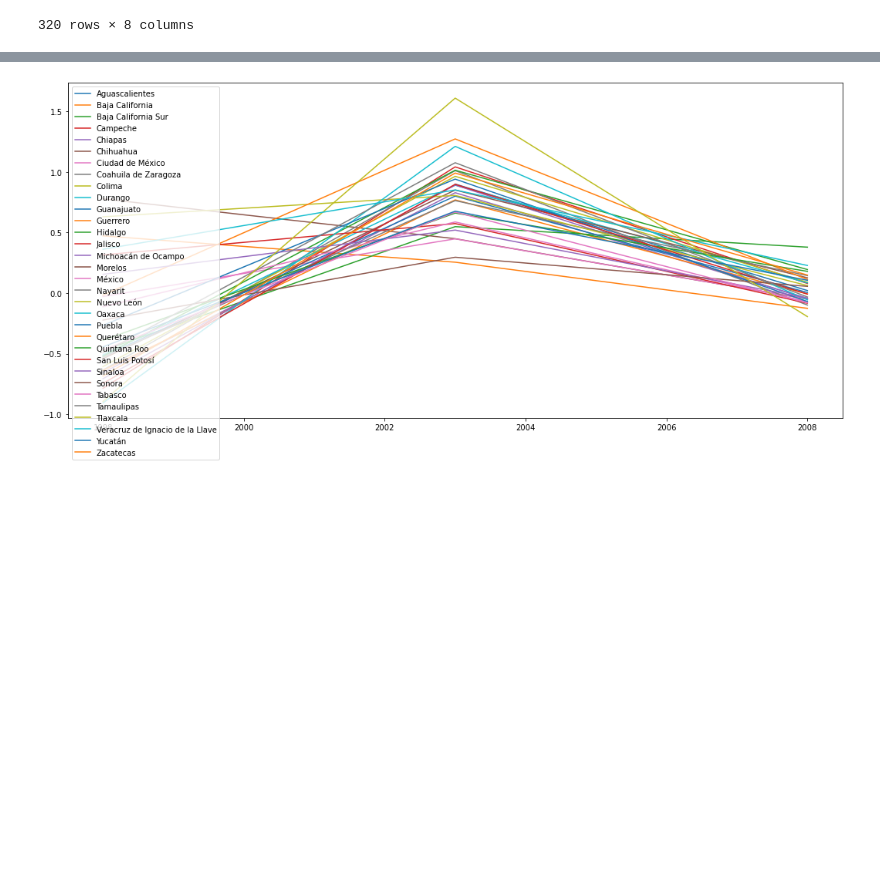
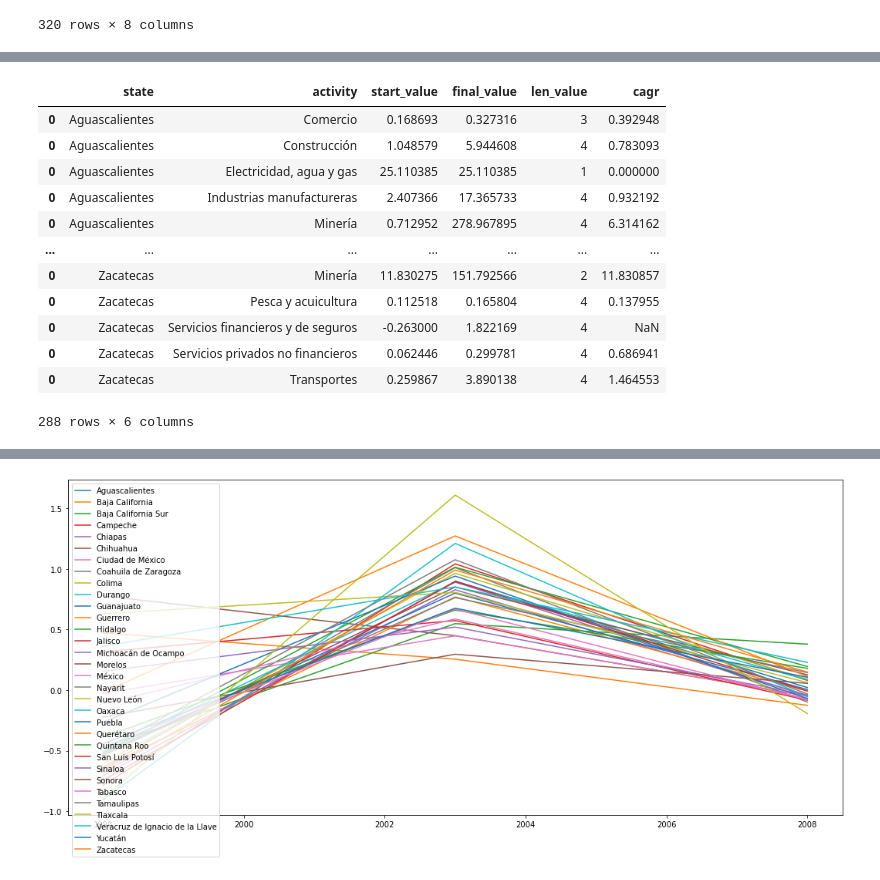
Before and after one commit to damontufar/project1, a Jupyter notebook: data_cleanup/inegi_data.ipynb, the cells around one changed output, grey strips where cells are left out. Drawn from its saved outputs; the diff is of its cells as text; code cells hidden in the pictures; blank space fills up the shorter version.

```diff
--- a/data_cleanup/inegi_data.ipynb
+++ b/data_cleanup/inegi_data.ipynb
@@ -297,3 +300,39 @@ activity_df
+# %%
+table_df = table.reset_index()
+estados = table_df["desc_entidad"].unique()
+actividades = table_df["actividad"].unique()
+summary_df2 = pd.DataFrame()
+
+for estado in estados:
+    for actividad in actividades:
+        margen_ini = list(table_df["Margen por unidad económica"][(table_df["desc_entidad"]==estado) & (table_df["actividad"] == actividad)])
+        start_value = margen_ini[0]
+        final_value = margen_ini[-1]
+        len_value = len(margen_ini)
+        summary_df2 = summary_df2.append([[estado,actividad,start_value,final_value,len_value]])
+
+
+summary_df2.columns=["state","activity","start_value","final_value","len_value"]
+summary_df2
+
+
+
+summary_df2["cagr"] = (summary_df2["final_value"]/summary_df2["start_value"])**(1/(summary_df2["len_value"]-1))-1
+summary_df2
+# %% [output]
+|  | state | activity | start_value | final_value | len_value | cagr |
+| 0 | Aguascalientes | Comercio | 0.168693 | 0.327316 | 3 | 0.392948 |
+| 0 | Aguascalientes | Construcción | 1.048579 | 5.944608 | 4 | 0.783093 |
+| 0 | Aguascalientes | Electricidad, agua y gas | 25.110385 | 25.110385 | 1 | 0.000000 |
+| 0 | Aguascalientes | Industrias manufactureras | 2.407366 | 17.365733 | 4 | 0.932192 |
+| 0 | Aguascalientes | Minería | 0.712952 | 278.967895 | 4 | 6.314162 |
+| ... | ... | ... | ... | ... | ... | ... |
+| 0 | Zacatecas | Minería | 11.830275 | 151.792566 | 2 | 11.830857 |
+| 0 | Zacatecas | Pesca y acuicultura | 0.112518 | 0.165804 | 4 | 0.137955 |
+| 0 | Zacatecas | Servicios financieros y de seguros | -0.263000 | 1.822169 | 4 | NaN |
+| 0 | Zacatecas | Servicios privados no financieros | 0.062446 | 0.299781 | 4 | 0.686941 |
+| 0 | Zacatecas | Transportes | 0.259867 | 3.890138 | 4 | 1.464553 |
+288 rows × 6 columns
 # %%
 #Visualization of data STARTS HERE!
 
```
Also changed, not shown: parts of 3 cells of this notebook.
